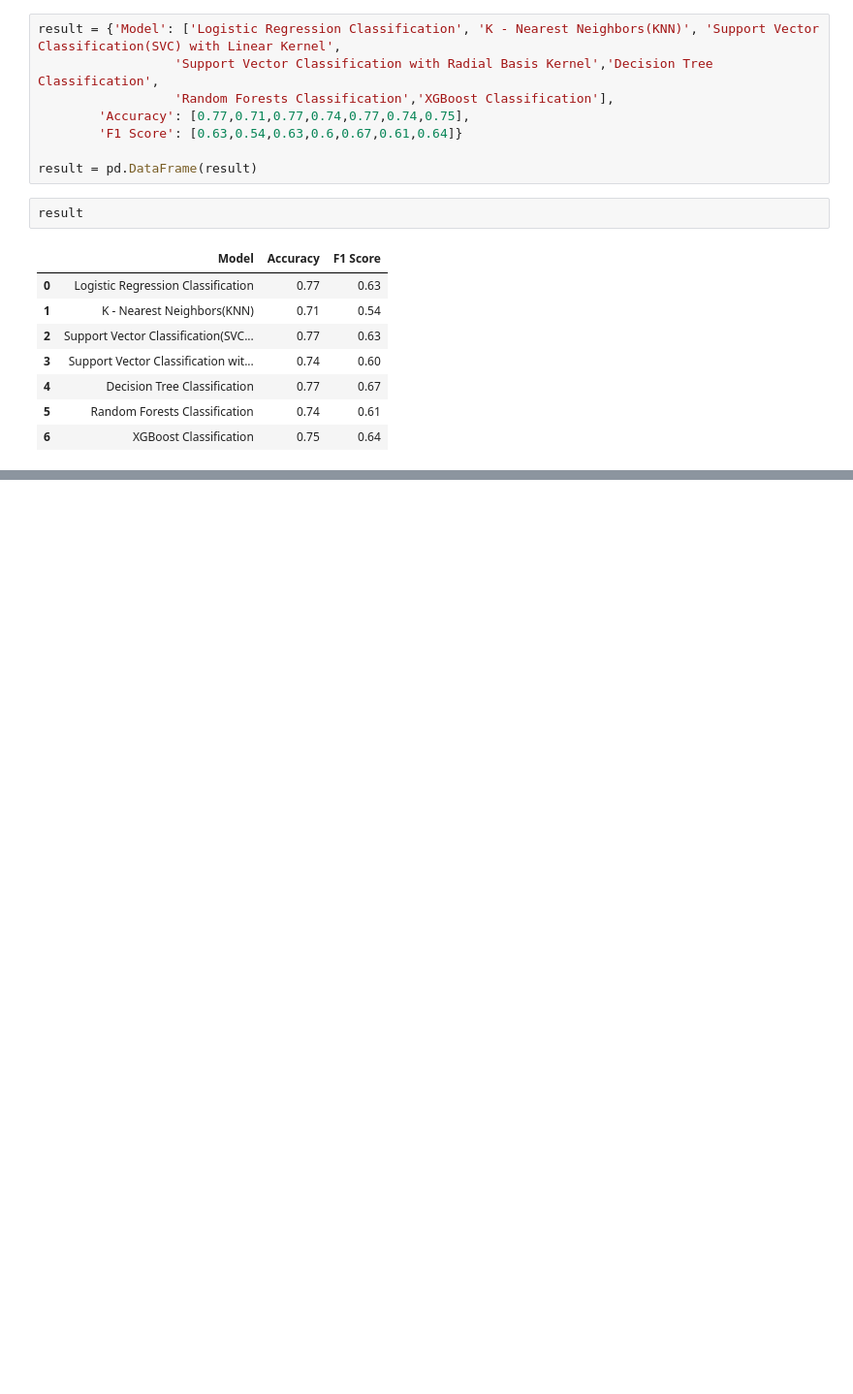
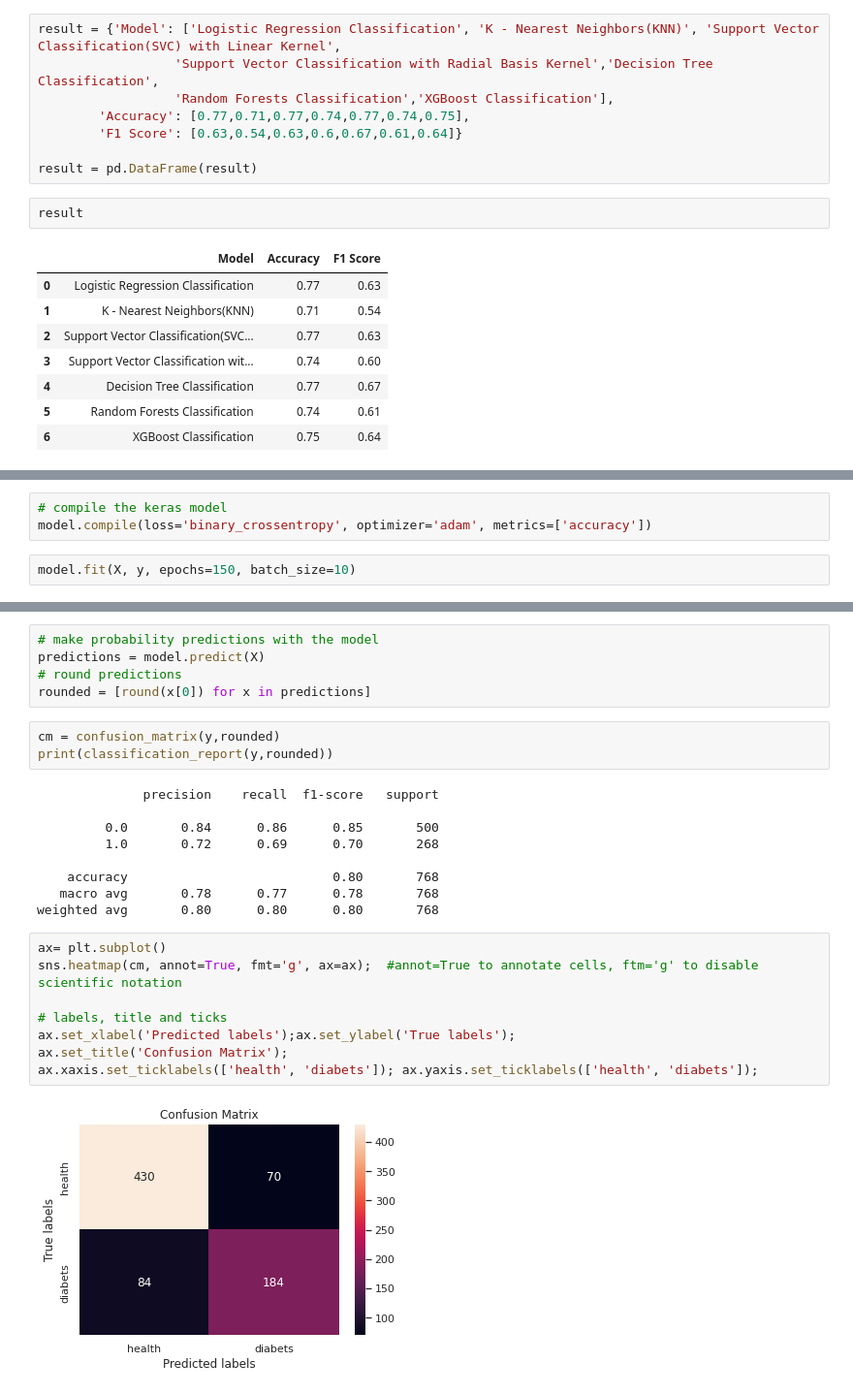
Before and after one commit to Barissdal/Diabets_Prediction_Models, a Jupyter notebook: Diabets_Prediction.ipynb, the cells around one changed output, grey strips where cells are left out. Shown at 97% size. Cells and saved outputs as stored; diff of their text form; blank space fills up the shorter version.

```diff
--- a/Diabets_Prediction.ipynb
+++ b/Diabets_Prediction.ipynb
@@ -1163,0 +1406,5 @@ result
+# %%
+# compile the keras model
+model.compile(loss='binary_crossentropy', optimizer='adam', metrics=['accuracy'])
+# %%
+model.fit(X, y, epochs=150, batch_size=10)
@@ -1163,0 +1439,27 @@ result
+# %%
+# make probability predictions with the model
+predictions = model.predict(X)
+# round predictions
+rounded = [round(x[0]) for x in predictions]
+# %%
+cm = confusion_matrix(y,rounded)
+print(classification_report(y,rounded))
+# %% [output]
+              precision    recall  f1-score   support
+
+         0.0       0.84      0.86      0.85       500
+         1.0       0.72      0.69      0.70       268
+
+    accuracy                           0.80       768
+   macro avg       0.78      0.77      0.78       768
+weighted avg       0.80      0.80      0.80       768
+# %%
+ax= plt.subplot()
+sns.heatmap(cm, annot=True, fmt='g', ax=ax);  #annot=True to annotate cells, ftm='g' to disable scientific notation
+
+# labels, title and ticks
+ax.set_xlabel('Predicted labels');ax.set_ylabel('True labels');
+ax.set_title('Confusion Matrix');
+ax.xaxis.set_ticklabels(['health', 'diabets']); ax.yaxis.set_ticklabels(['health', 'diabets']);
+# %% [output]
+[figure, added]
```
Also changed, not shown: parts of 31 cells of this notebook.
